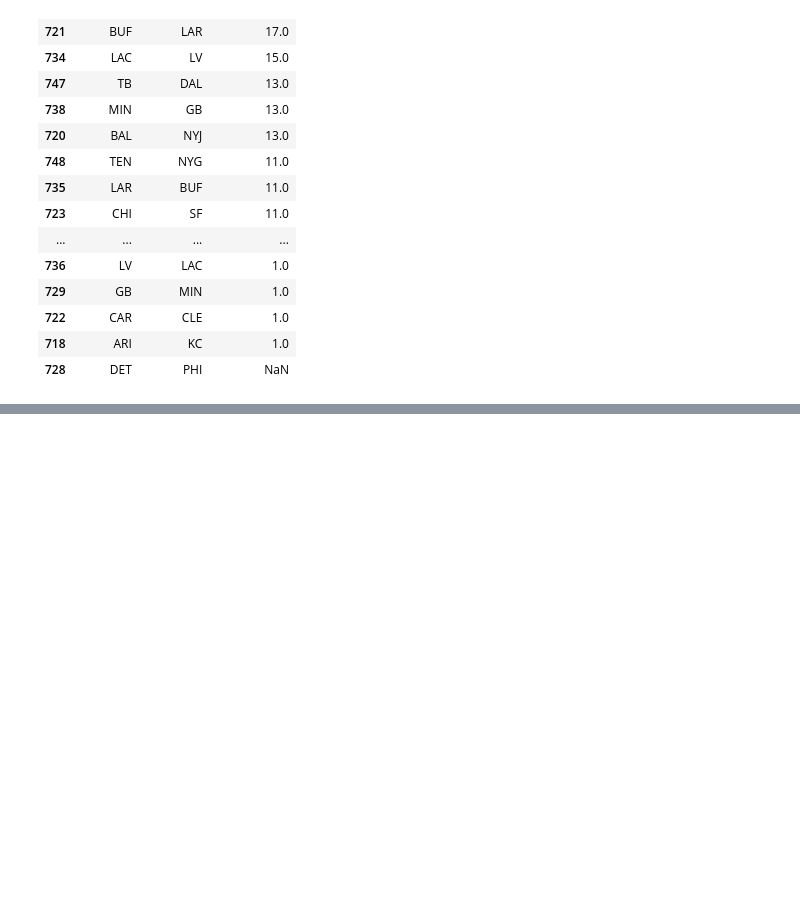
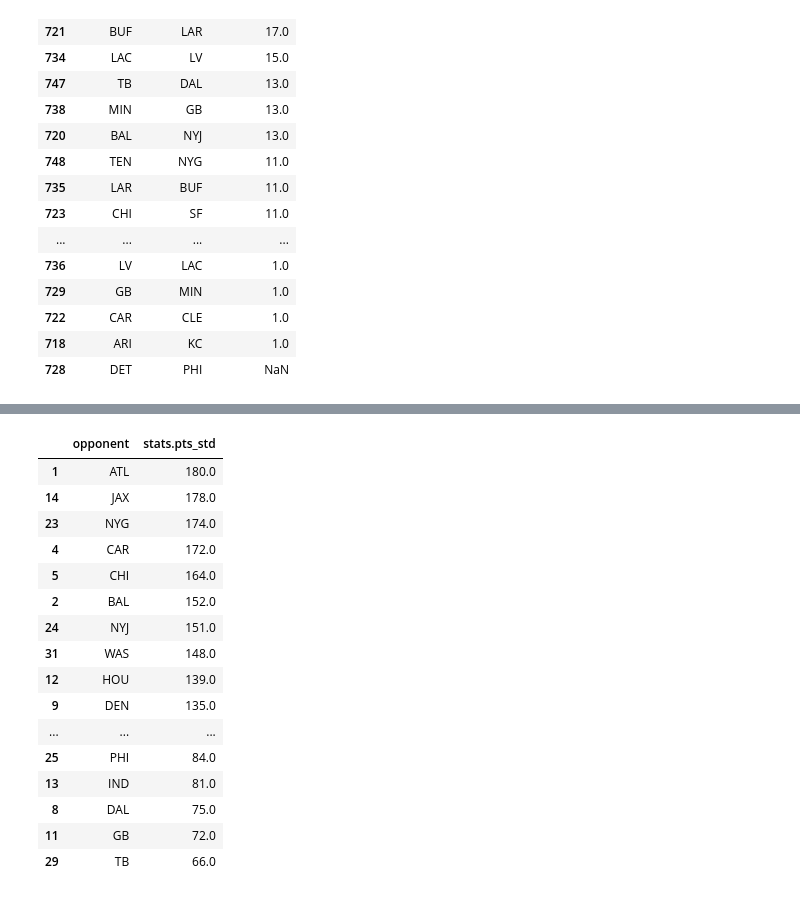
Before and after one commit to hanhossain/football-stats, a Jupyter notebook: fantasyfootball.ipynb, the cells around one changed output, grey strips where cells are left out. Cells and saved outputs as stored; diff of their text form; code cells hidden in the pictures; blank space fills up the shorter version.

```diff
--- a/fantasyfootball.ipynb
+++ b/fantasyfootball.ipynb
@@ -76,0 +122,20 @@ defenses[['player_id', 'opponent', 'stats.pts_std']].sort_values(by=['stats.pts_
+# %%
+prev_def.groupby(by='opponent').sum().reset_index().sort_values(by='stats.pts_std', ascending=False)
+# %% [output]
+|  | opponent | stats.pts_std |
+| 1 | ATL | 180.0 |
+| 14 | JAX | 178.0 |
+| 23 | NYG | 174.0 |
+| 4 | CAR | 172.0 |
+| 5 | CHI | 164.0 |
+| 2 | BAL | 152.0 |
+| 24 | NYJ | 151.0 |
+| 31 | WAS | 148.0 |
+| 12 | HOU | 139.0 |
+| 9 | DEN | 135.0 |
+| ... | ... | ... |
+| 25 | PHI | 84.0 |
+| 13 | IND | 81.0 |
+| 8 | DAL | 75.0 |
+| 11 | GB | 72.0 |
+| 29 | TB | 66.0 |
```
Also changed, not shown: parts of 4 cells of this notebook.
